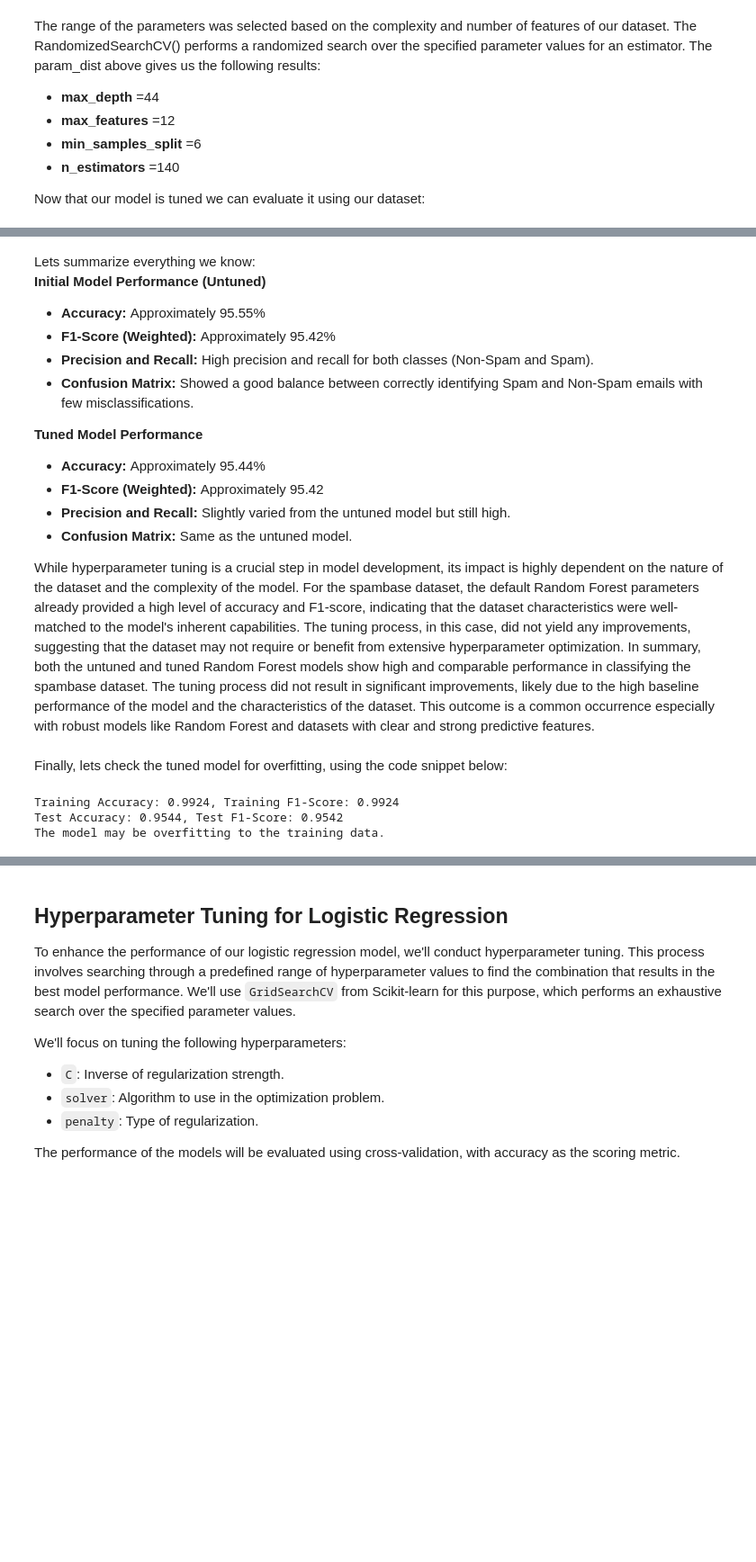
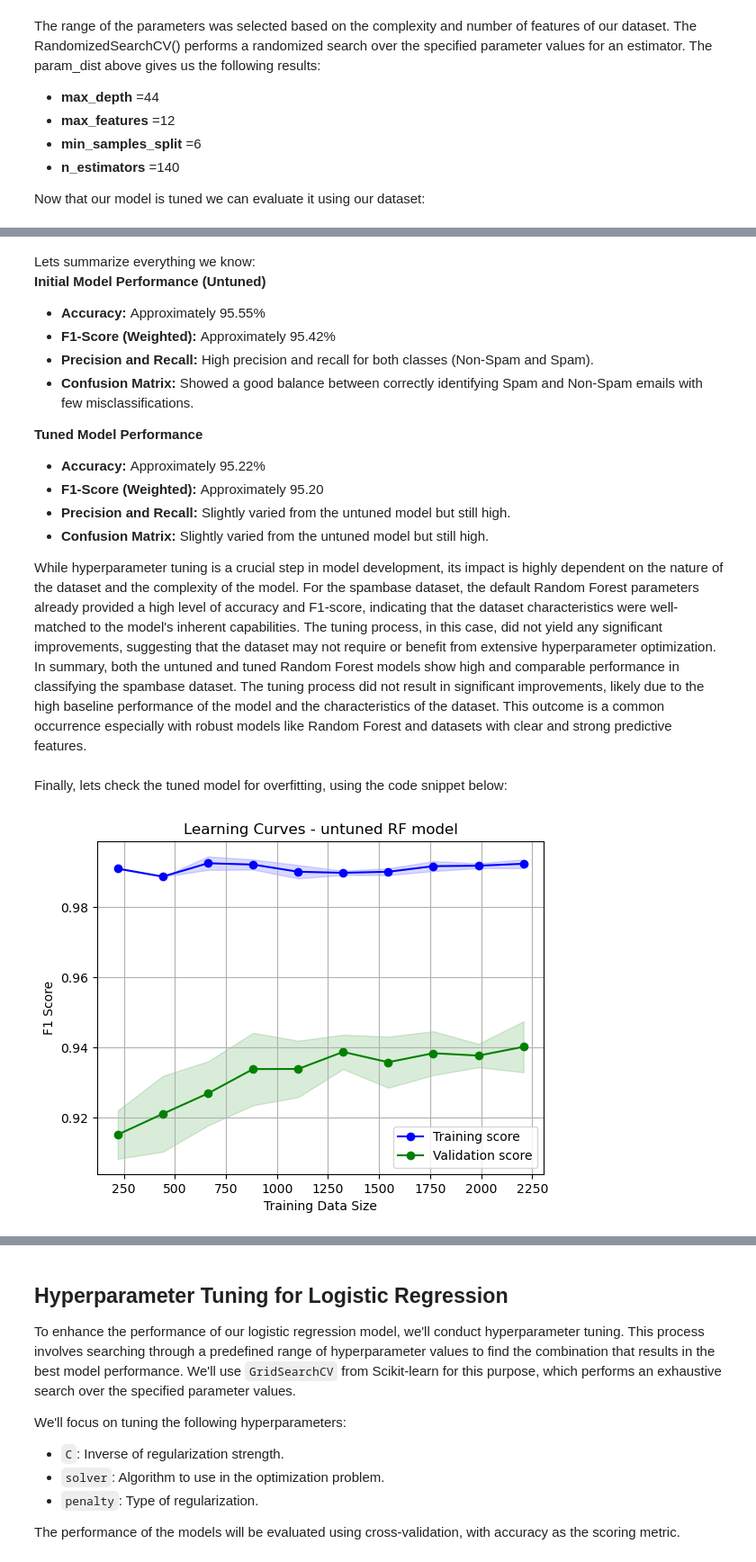
Before and after one commit to ChrysovalantisPsilos/MachineLearning, a Jupyter notebook: script.ipynb, the cells around one changed output, grey strips where cells are left out. Shown: that part at 90% size. Drawn from its saved outputs; the diff is of its cells as text; code cells hidden in the pictures; blank space fills up the shorter version.

```diff
--- a/script.ipynb
+++ b/script.ipynb
@@ -642,40 +664,17 @@ Lets summarize everything we know:
 
 <Strong> Tuned Model Performance </strong>
 <ul>
-    <li> <strong> Accuracy: </strong> Approximately 95.44% </li>
-    <li> <strong> F1-Score (Weighted): </strong> Approximately 95.42 </li>
+    <li> <strong> Accuracy: </strong> Approximately 95.22% </li>
+    <li> <strong> F1-Score (Weighted): </strong> Approximately 95.20 </li>
     <li> <strong> Precision and Recall: </strong> Slightly varied from the untuned model but still high. </li>
-    <li> <strong> Confusion Matrix: </strong> Same as the untuned model.</li>
+    <li> <strong> Confusion Matrix: </strong> Slightly varied from the untuned model but still high.</li>
 </ul>
 
-While hyperparameter tuning is a crucial step in model development, its impact is highly dependent on the nature of the dataset and the complexity of the model. For the spambase dataset, the default Random Forest parameters already provided a high level of accuracy and F1-score, indicating that the dataset characteristics were well-matched to the model's inherent capabilities. The tuning process, in this case, did not yield any improvements, suggesting that the dataset may not require or benefit from extensive hyperparameter optimization. In summary, both the untuned and tuned Random Forest models show high and comparable performance in classifying the spambase dataset. The tuning process did not result in significant improvements, likely due to the high baseline performance of the model and the characteristics of the dataset. This outcome is a common occurrence especially with robust models like Random Forest and datasets with clear and strong predictive features.
+While hyperparameter tuning is a crucial step in model development, its impact is highly dependent on the nature of the dataset and the complexity of the model. For the spambase dataset, the default Random Forest parameters already provided a high level of accuracy and F1-score, indicating that the dataset characteristics were well-matched to the model's inherent capabilities. The tuning process, in this case, did not yield any significant improvements, suggesting that the dataset may not require or benefit from extensive hyperparameter optimization. In summary, both the untuned and tuned Random Forest models show high and comparable performance in classifying the spambase dataset. The tuning process did not result in significant improvements, likely due to the high baseline performance of the model and the characteristics of the dataset. This outcome is a common occurrence especially with robust models like Random Forest and datasets with clear and strong predictive features.
 # %% [markdown]
 Finally, lets check the tuned model for overfitting, using the code snippet below:
 # %%
-# Predictions on training data
-y_train_pred = best_rf.predict(X_train)
-
-# Calculate metrics for training data
-accuracy_train = accuracy_score(y_train, y_train_pred)
-f1_score_train = f1_score(y_train, y_train_pred, average='weighted')
-
-# Predictions on test data
-y_test_pred = best_rf.predict(X_test)
-
-# Calculate metrics for test data
-accuracy_test = accuracy_score(y_test, y_test_pred)
-f1_score_test = f1_score(y_test, y_test_pred, average='weighted')
-
-# Output the results
-print(f"Training Accuracy: {accuracy_train:.4f}, Training F1-Score: {f1_score_train:.4f}")
-print(f"Test Accuracy: {accuracy_test:.4f}, Test F1-Score: {f1_score_test:.4f}")
-
-# Check for overfitting
-if accuracy_train > accuracy_test or f1_score_train > f1_score_test:
-    print("The model may be overfitting to the training data.")
-else:
-    print("The model's performance is consistent between the training and test data.")
+# Plot learning curves using the best_rf model
+plot_learning_curves(best_rf, X_train, y_train, X_val, y_val)
 # %% [output]
-Training Accuracy: 0.9924, Training F1-Score: 0.9924
-Test Accuracy: 0.9544, Test F1-Score: 0.9542
-The model may be overfitting to the training data.
+[figure, added]
```
Also changed, not shown: parts of 23 cells of this notebook.
